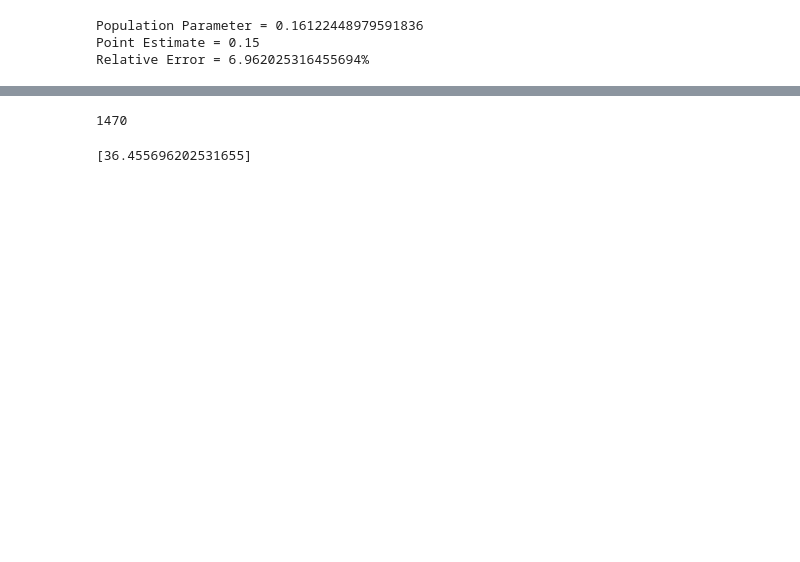
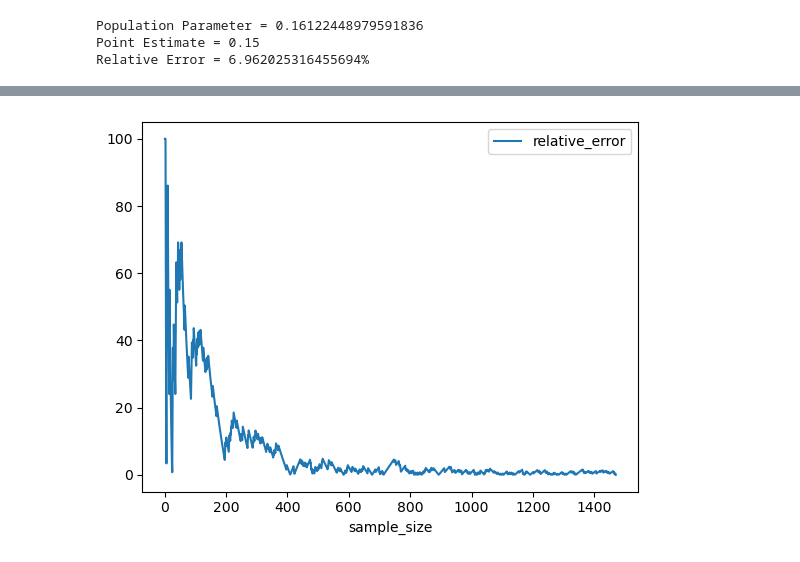
Before and after one commit to noodle-soups/Sampling-in-Python, a Jupyter notebook: Sampling_Distributions.ipynb, the cells around one changed output, grey strips where cells are left out. Drawn from its saved outputs; the diff is of its cells as text; code cells hidden in the pictures; blank space fills up the shorter version.

```diff
--- a/Sampling_Distributions.ipynb
+++ b/Sampling_Distributions.ipynb
@@ -52,8 +65,13 @@ Population Parameter = 0.16122448979591836
 Point Estimate = 0.15
 Relative Error = 6.962025316455694%
 # %%
+# init lists
+list_sample_size = []
+list_pop_param = []
+list_point_est = []
+list_rel_error = []
 
-
+# function
 def srs(df, n):
 
     # srs
@@ -64,15 +82,28 @@ def srs(df, n):
     point_est = df_srs.Attrition.mean()
     rel_error = abs(pop_param - point_est) / pop_param * 100
 
-    return rel_error
+    list_sample_size.append(n)
+    list_pop_param.append(pop_param)
+    list_point_est.append(point_est)
+    list_rel_error.append(rel_error)
 
 # params
 file = 'attrition.feather'
 df = pd.read_feather(file)
-n = 1000
+max_sample = len(df.index)
 
-# results
-result = srs(df, n)
+# loop through all sample sizes
+for n in range(1, max_sample+1):
+    srs(df, n)
 
-print(result)
+# df
+df_rel_error_analysis = pd.DataFrame(
+    {'sample_size':list_sample_size,
+     'population_paramter':list_pop_param,
+     'point_estimate':list_point_est,
+     'relative_error':list_rel_error}
+     )
+
+# show
+df_rel_error_analysis
 # %% [output]
@@ -80,36 +123,6 @@ print(result)
-# %%
-len(df.index)
-# %% [output]
-1470
-# %%
-# init lists
-list_sample_size = []
-list_rel_error = []
-
-# function
-def srs(df, n):
-
-    # srs
-    df_srs = df.sample(n=n, random_state=1002)
-
-    # relative error
-    pop_param = df.Attrition.mean()
-    point_est = df_srs.Attrition.mean()
-    rel_error = abs(pop_param - point_est) / pop_param * 100
-
-    list_rel_error.append(rel_error)
-
-    #return rel_error
-
-# params
-file = 'attrition.feather'
-df = pd.read_feather(file)
-max_sample = len(df.index)
-
-# run
-for n in range(100, 101):
-    srs(df, n)
-
-print(list_rel_error)
-# %% [output]
-[36.455696202531655]
+# %%
+# relative error x sample size
+df_rel_error_analysis.plot(kind='line', x='sample_size', y='relative_error')
+plt.show()
+# %% [output]
+[figure, added]
```
Also changed, not shown: parts of 6 cells of this notebook.
